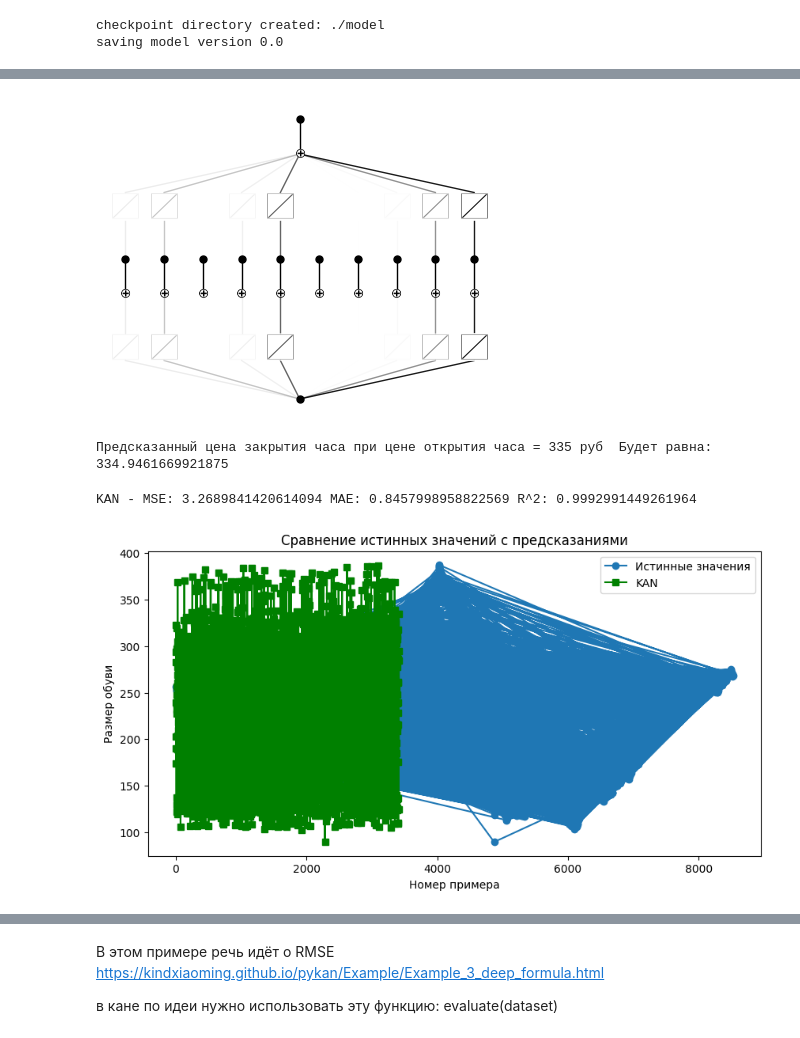
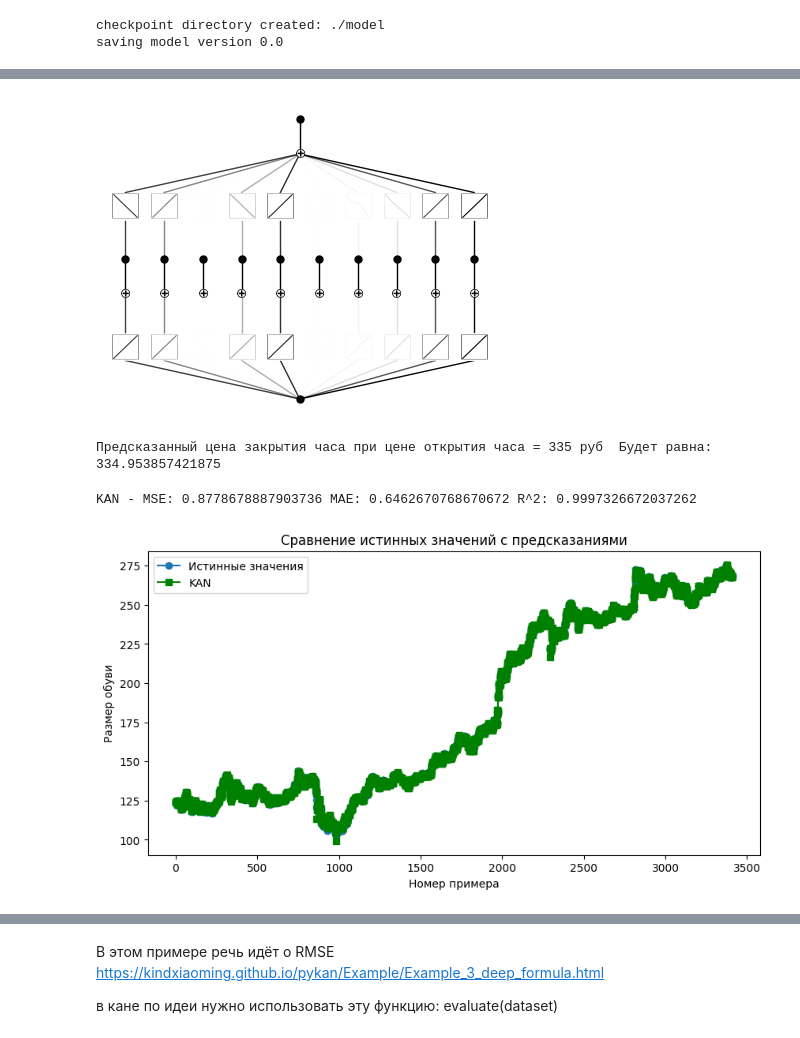
Before and after one commit to CHURA2049/KanNootebook, a Jupyter notebook: MetricsKANTest.ipynb, the cells around one changed output, grey strips where cells are left out. Cells and saved outputs as stored; diff of their text form; code cells hidden in the pictures.

Commit message:
predict in KAN and metrics version 2 +add graphics

```diff
--- a/MetricsKANTest.ipynb
+++ b/MetricsKANTest.ipynb
@@ -35,7 +35,7 @@ print("Размер меток тестовой выборки (y_test):", y_tes
 # Убедитесь, что device определен (проверить код в этой ячейке)
 device = torch.device('cuda' if torch.cuda.is_available() else 'cpu')
 
-X_train, X_test, y_train, y_test = train_test_split(X, Y, test_size=0.4, random_state=42)
+X_train, X_test, y_train, y_test = train_test_split(X, Y, test_size=0.4, random_state=42, shuffle=False)
 
 # Преобразование в тензоры PyTorch
 X_train_tensor = torch.tensor(X_train.values, dtype=torch.float32)
@@ -75,7 +105,7 @@ Train loss: 1.4733390808105469, Test loss: 1.8080333471298218
 # Визуализация результатов, если это возможно
 model.plot()
 # %% [output]
-[figure, old version]
+[figure, new version]
 # %%
 # Предположим, что у вас есть новая цена открытия часовой свечи, для которой нужно предсказать цену закрытия
 new_open = int(335)  # Пример новой цены открытия
@@ -89,7 +119,7 @@ predicted_shoe_size = model(new_open_tensor)
 # Вывод предсказанного размера обуви
 print("Предсказанный цена закрытия часа при цене открытия часа =", new_open, "руб  Будет равна:", predicted_shoe_size.item())  # Используйте .item() для получения скалярного значения из тензора
 # %% [output]
-Предсказанный цена закрытия часа при цене открытия часа = 335 руб  Будет равна: 334.9461669921875
+Предсказанный цена закрытия часа при цене открытия часа = 335 руб  Будет равна: 334.953857421875
 # %%
 
 # Для KAN
@@ -108,17 +138,17 @@ r2_kan = r2_score(y_test, kan_predictions)
 
 print("KAN - MSE:", mse_kan, "MAE:", mae_kan, "R^2:", r2_kan)
 # %% [output]
-KAN - MSE: 3.2689841420614094 MAE: 0.8457998958822569 R^2: 0.9992991449261964
+KAN - MSE: 0.8778678887903736 MAE: 0.6462670768670672 R^2: 0.9997326672037262
 # %%
 import matplotlib.pyplot as plt
 
 plt.figure(figsize=(10, 5))
-plt.plot(y_test, label='Истинные значения', marker='o')
+plt.plot(y_test.reset_index(drop=True), label='Истинные значения', marker='o')
 plt.plot(kan_predictions, 'g', label='KAN', marker='s')
 plt.title('Сравнение истинных значений с предсказаниями')
 plt.xlabel('Номер примера')
 plt.ylabel('Размер обуви')
 plt.legend()
 plt.show()
 # %% [output]
-[figure, old version]
+[figure, new version]
```
Also changed, not shown: parts of 9 cells of this notebook.
